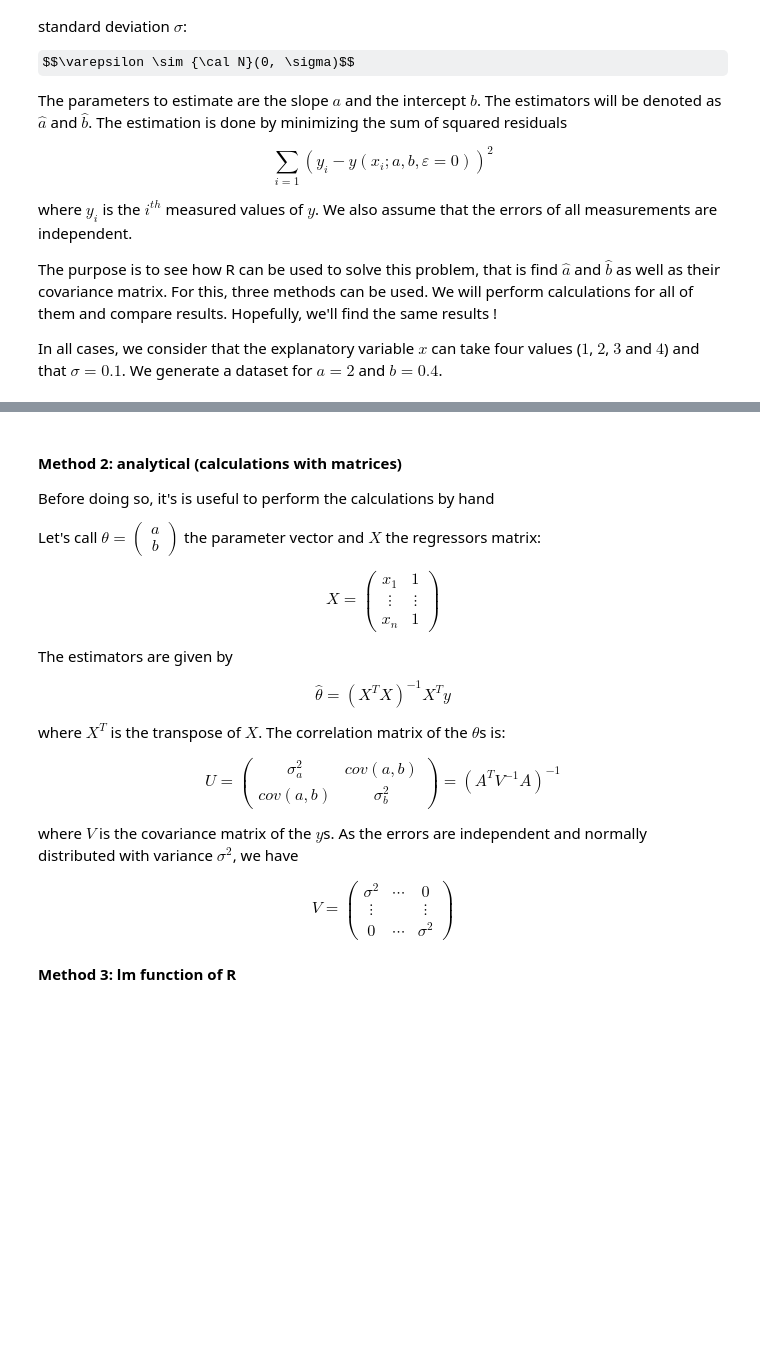
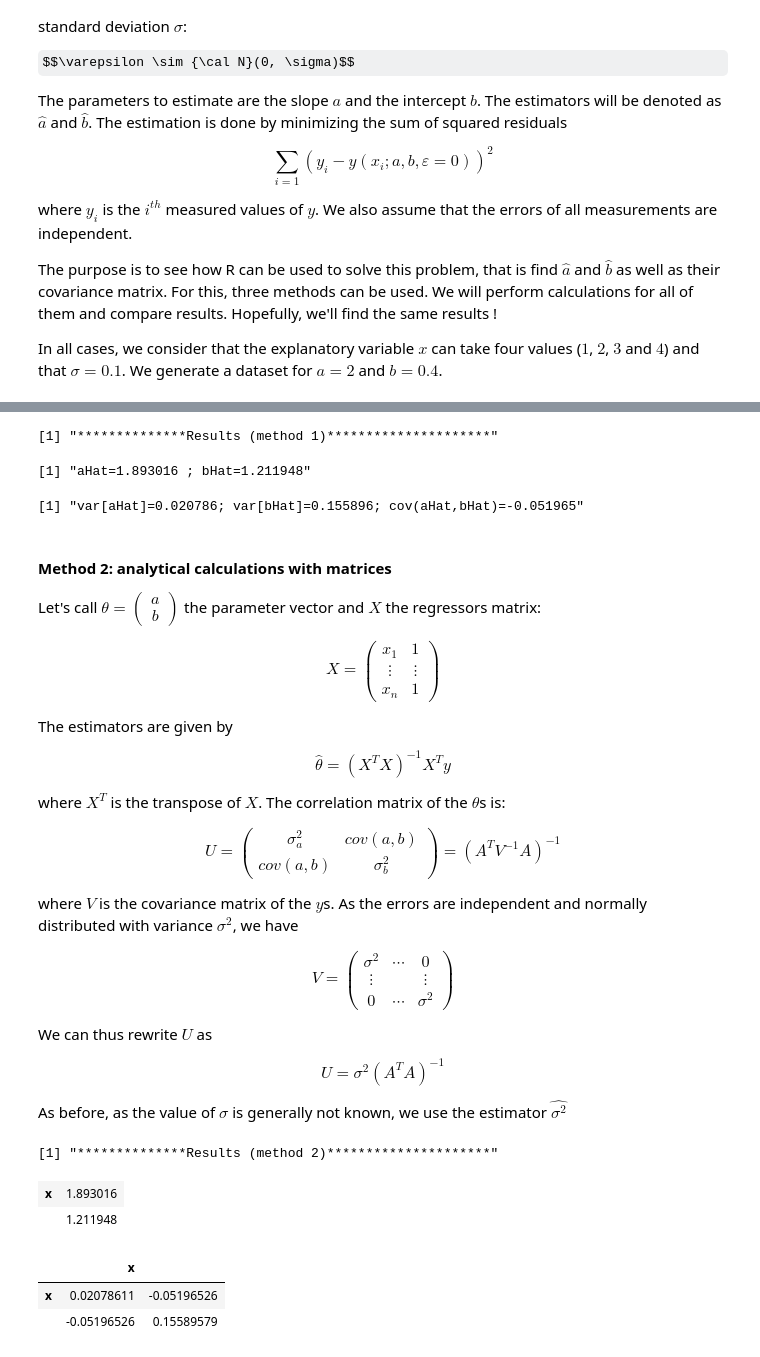
Before and after one commit to ebusato/jupyter_R, a Jupyter notebook: LinearRegression.ipynb, the cells around one changed output, grey strips where cells are left out. Drawn from its saved outputs; the diff is of its cells as text; code cells hidden in the pictures; some formulas as TeX source; blank space fills up the shorter version.

```diff
--- a/LinearRegression.ipynb
+++ b/LinearRegression.ipynb
@@ -194,8 +75,51 @@ F-statistic:  6805 on 1 and 2 DF,  p-value: 0.0001469
+# %%
+n <- length(x)
+
+# Compute double sums
+num1 <- 0
+num2 <- 0
+num3 <- 0
+denom <- 0
+for(i in 1:n) {
+    for (j in 1:n) {
+        num1 <- num1 + x[i]*y[j]
+        num2 <- num2 + x[i]^2*y[j]
+        num3 <- num3 + x[i]*y[i]*x[j]
+        denom <- denom + x[i]*x[j]
+    }
+}
+
+denom <- n*sum(x^2) - denom
+
+aHatMethod1 <- (n*sum(x*y) - num1)/denom
+bHatMethod1 <- (num2 - num3)/denom
+
+sigmaSqHat <- 1/(n-2)*sum((y-(aHatMethod1*x + bHatMethod1))^2)
+Ufactor <- sigmaSqHat/(n*sum(x^2)-sum(x)^2)
+U11 <- Ufactor*n
+U12 <- Ufactor*-1*sum(x)
+U22 <- Ufactor*sum(x^2)
+
+print("**************Results (method 1)*********************")
+sprintf("aHat=%f ; bHat=%f", aHatMethod1, bHatMethod1)
+sprintf("var[aHat]=%f; var[bHat]=%f; cov(aHat,bHat)=%f", U11, U22, U12)
+
+
+
+#print("Printing analytical explicit calculations")
+# Analytical covariance matrix (see my statistics exercices)
+#sigmahatsq <- 1/(length(x)-2)*sum((y - (coeffs[2]*x + coeffs[1]))^2)
+#factor <- sigmahatsq/(length(x)*sum(x^2) - (sum(x)*sum(x)))
+#varslope <- length(x)*factor
+#varintercept <- sum(x^2)*factor
+#covsllint <- -1*sum(x)*factor
+#sprintf("Analytical results: varslope=%.8f varintercept=%.8f covariance=%.8f", varslope, varintercept, covsllint)
+# %% [output]
+[1] "**************Results (method 1)*********************"
+[1] "aHat=1.893016 ; bHat=1.211948"
+[1] "var[aHat]=0.020786; var[bHat]=0.155896; cov(aHat,bHat)=-0.051965"
 # %% [markdown]
-
-#### Method 2: analytical (calculations with matrices)
-
-Before doing so, it's is useful to perform the calculations by hand
+#### Method 2: analytical calculations with matrices
 
 Let's call $\theta=\begin{pmatrix}a\\b\end{pmatrix}$ the parameter vector and $X$ the regressors matrix:
 
@@ -213,4 +137,23 @@ where $V$ is the covariance matrix of the $y$s. As the errors are independent an
 
 $$V=\begin{pmatrix} \sigma^2 & \cdots & 0 \\ \vdots & & \vdots \\ 0 & \cdots & \sigma^2\end{pmatrix}$$
 
-#### Method 3: lm function of R
+We can thus rewrite $U$ as
+
+$$U = \sigma^2 \left(A^TA\right)^{-1}$$
+
+As before, as the value of $\sigma$ is generally not known, we use the estimator $\hat{\sigma^2}$
+# %%
+X <- cbind(x, 1)
+betaHat <- solve(t(X) %*% X) %*% t(X) %*% y
+covMatrix <- sigmaSqHat * solve(t(X) %*% X)
+
+print("**************Results (method 2)*********************")
+betaHat
+covMatrix
+# %% [output]
+[1] "**************Results (method 2)*********************"
+| x | 1.893016 |
+|  | 1.211948 |
+|  | x |  |
+| x | 0.02078611 | -0.05196526 |
+|  | -0.05196526 | 0.15589579 |
```
Also changed, not shown: parts of 6 cells of this notebook.
